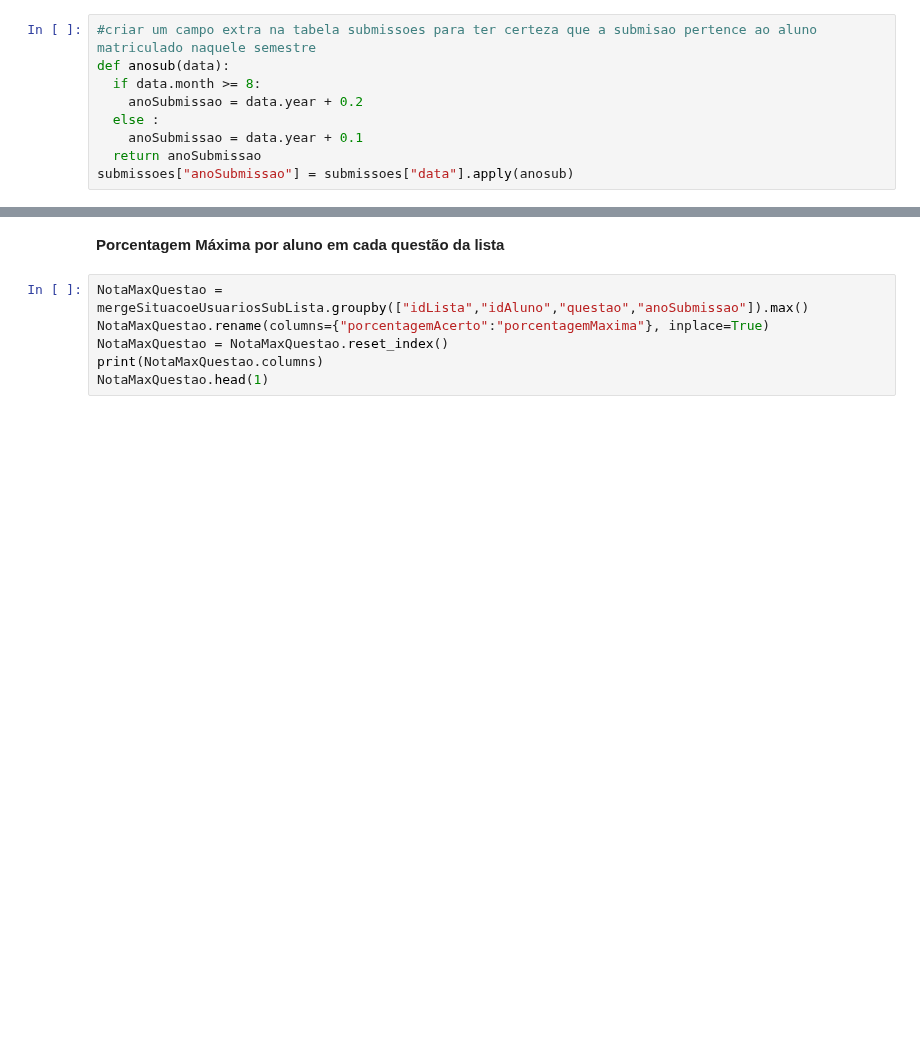
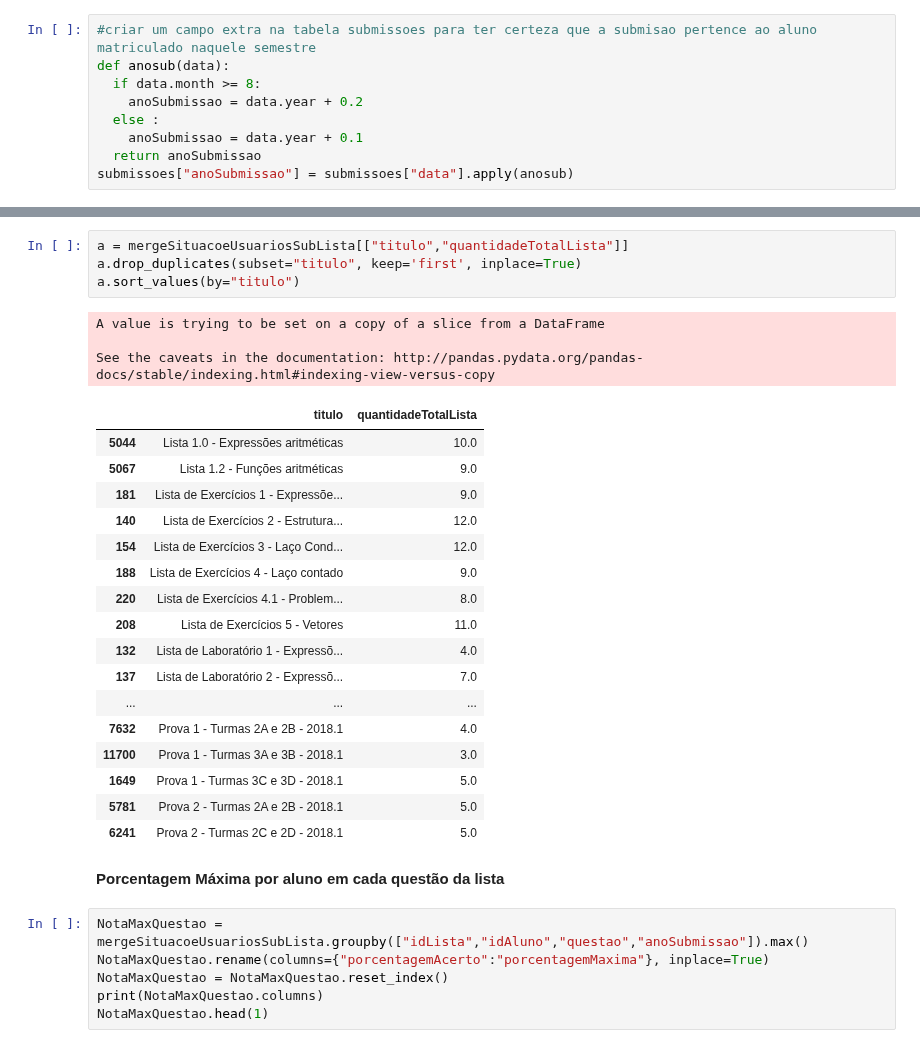
Before and after one commit to repitta/CienciaDeDadosEducacionais, a Jupyter notebook: notas_das_listas_de_LOP.ipynb, the cells around one changed output, grey strips where cells are left out. Drawn from its saved outputs; the diff is of its cells as text; blank space fills up the shorter version.

```diff
--- a/notas_das_listas_de_LOP.ipynb
+++ b/notas_das_listas_de_LOP.ipynb
@@ -106,3 +107,28 @@ mergeSituacoeUsuariosSubLista.head(1)
+# %%
+a = mergeSituacoeUsuariosSubLista[["titulo","quantidadeTotalLista"]]
+a.drop_duplicates(subset="titulo", keep='first', inplace=True)
+a.sort_values(by="titulo")
+# %% [output]
+A value is trying to be set on a copy of a slice from a DataFrame
+
+See the caveats in the documentation: http://pandas.pydata.org/pandas-docs/stable/indexing.html#indexing-view-versus-copy
+|  | titulo | quantidadeTotalLista |
+| 5044 | Lista 1.0 - Expressões aritméticas | 10.0 |
+| 5067 | Lista 1.2 - Funções aritméticas | 9.0 |
+| 181 | Lista de Exercícios 1 - Expressõe... | 9.0 |
+| 140 | Lista de Exercícios 2 - Estrutura... | 12.0 |
+| 154 | Lista de Exercícios 3 - Laço Cond... | 12.0 |
+| 188 | Lista de Exercícios 4 - Laço contado | 9.0 |
+| 220 | Lista de Exercícios 4.1 - Problem... | 8.0 |
+| 208 | Lista de Exercícios 5 - Vetores | 11.0 |
+| 132 | Lista de Laboratório 1 - Expressõ... | 4.0 |
+| 137 | Lista de Laboratório 2 - Expressõ... | 7.0 |
+| ... | ... | ... |
+| 7632 | Prova 1 - Turmas 2A e 2B - 2018.1 | 4.0 |
+| 11700 | Prova 1 - Turmas 3A e 3B - 2018.1 | 3.0 |
+| 1649 | Prova 1 - Turmas 3C e 3D - 2018.1 | 5.0 |
+| 5781 | Prova 2 - Turmas 2A e 2B - 2018.1 | 5.0 |
+| 6241 | Prova 2 - Turmas 2C e 2D - 2018.1 | 5.0 |
 # %% [markdown]
 **Porcentagem Máxima por aluno em cada questão da lista**
 # %%
```
Also changed, not shown: parts of 5 cells of this notebook.
